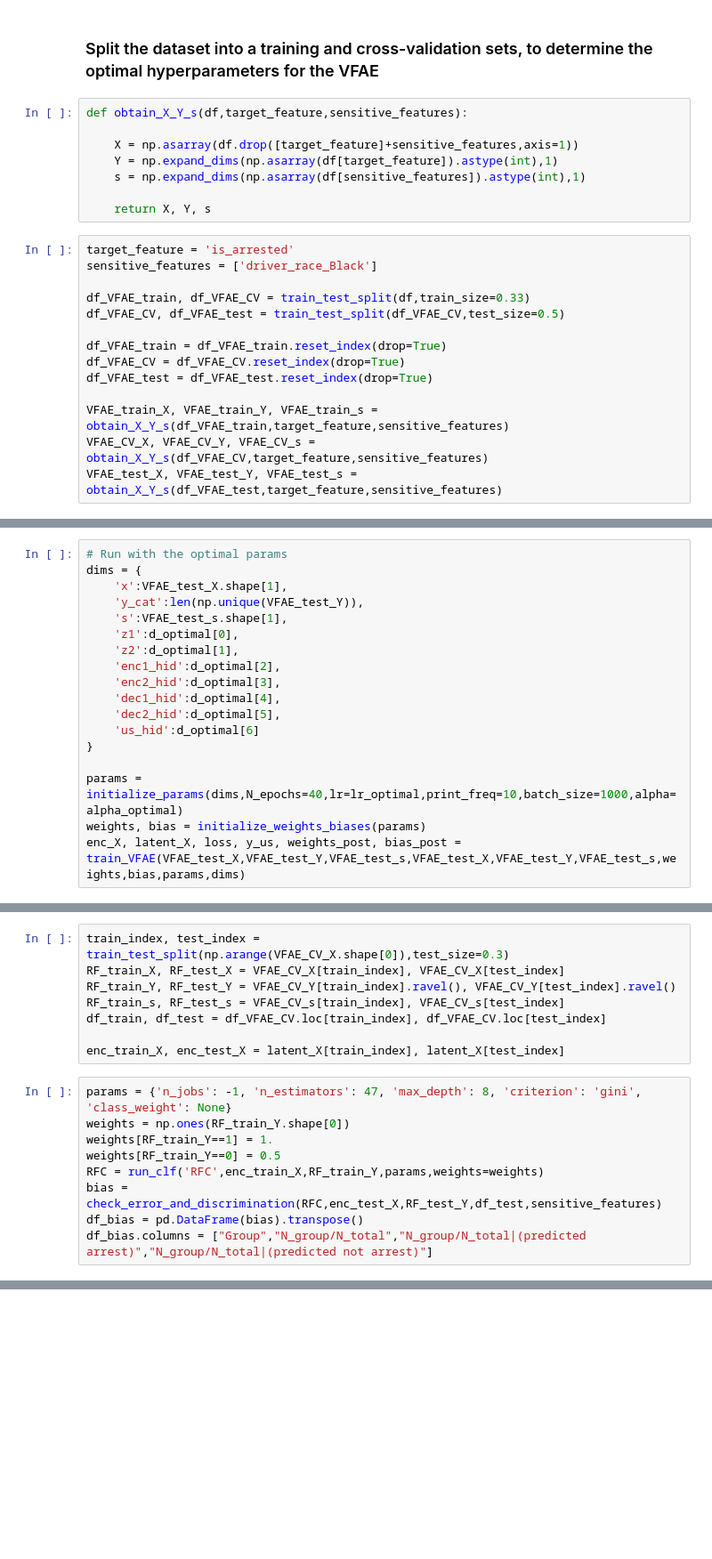
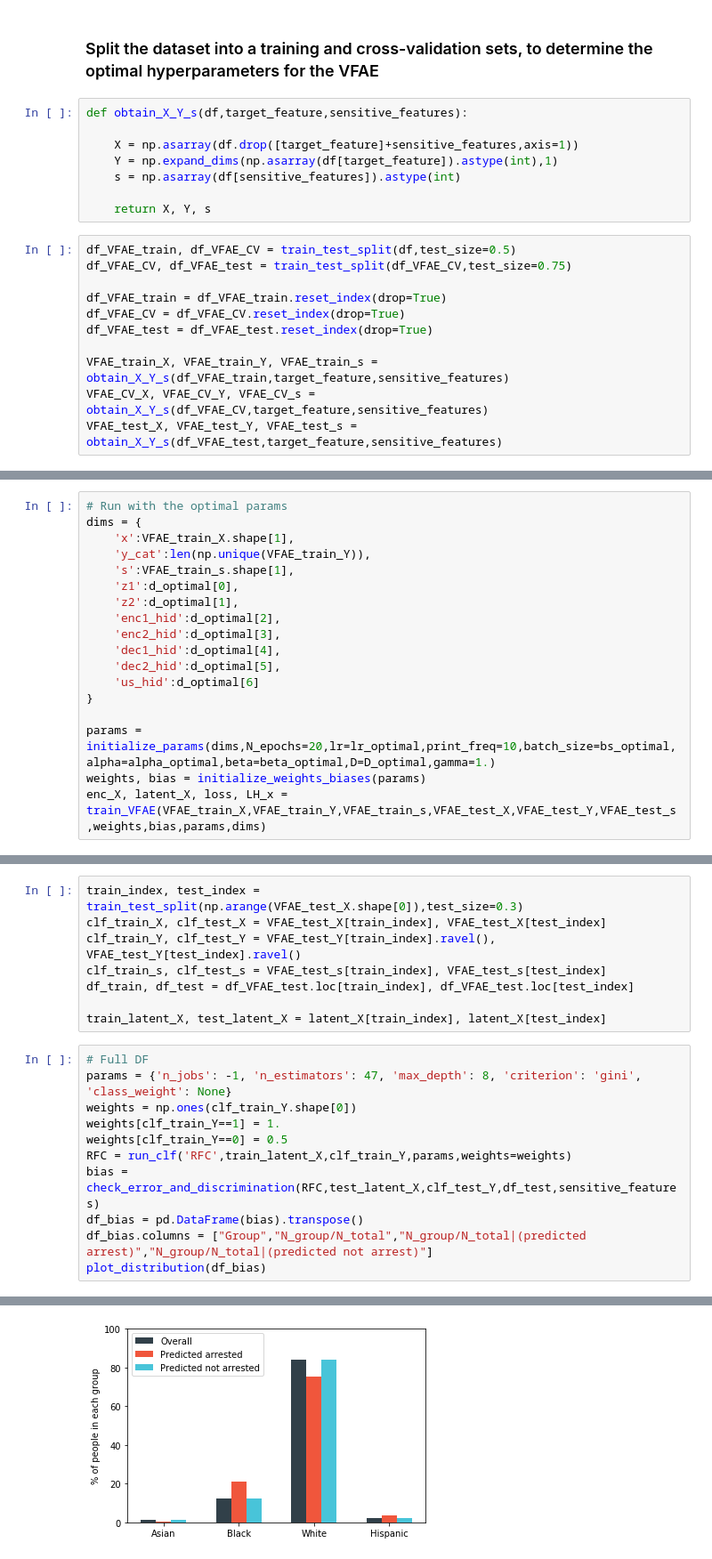
Before and after one commit to yevgeni-integrate-ai/VFAE, a Jupyter notebook: VFAE_blog.ipynb, the cells around one changed output, grey strips where cells are left out. Shown at 89% size. Cells and saved outputs as stored; diff of their text form; blank space fills up the shorter version.

```diff
--- a/VFAE_blog.ipynb
+++ b/VFAE_blog.ipynb
@@ -491,15 +528,12 @@ def obtain_X_Y_s(df,target_feature,sensitive_features):
 
     X = np.asarray(df.drop([target_feature]+sensitive_features,axis=1))
     Y = np.expand_dims(np.asarray(df[target_feature]).astype(int),1)
-    s = np.expand_dims(np.asarray(df[sensitive_features]).astype(int),1)
+    s = np.asarray(df[sensitive_features]).astype(int)
 
     return X, Y, s
 # %%
-target_feature = 'is_arrested'
-sensitive_features = ['driver_race_Black']
-
-df_VFAE_train, df_VFAE_CV = train_test_split(df,train_size=0.33)
-df_VFAE_CV, df_VFAE_test = train_test_split(df_VFAE_CV,test_size=0.5)
+df_VFAE_train, df_VFAE_CV = train_test_split(df,test_size=0.5)
+df_VFAE_CV, df_VFAE_test = train_test_split(df_VFAE_CV,test_size=0.75)
 
 df_VFAE_train = df_VFAE_train.reset_index(drop=True)
 df_VFAE_CV = df_VFAE_CV.reset_index(drop=True)
@@ -579,9 +635,9 @@ ValueError: too many values to unpack (expected 3)
 # %%
 # Run with the optimal params
 dims = {
-    'x':VFAE_test_X.shape[1],
-    'y_cat':len(np.unique(VFAE_test_Y)),
-    's':VFAE_test_s.shape[1],
+    'x':VFAE_train_X.shape[1],
+    'y_cat':len(np.unique(VFAE_train_Y)),
+    's':VFAE_train_s.shape[1],
     'z1':d_optimal[0],
     'z2':d_optimal[1],
     'enc1_hid':d_optimal[2],
@@ -591,6 +647,6 @@ dims = {
     'us_hid':d_optimal[6]
 }
 
-params = initialize_params(dims,N_epochs=40,lr=lr_optimal,print_freq=10,batch_size=1000,alpha=alpha_optimal)
+params = initialize_params(dims,N_epochs=20,lr=lr_optimal,print_freq=10,batch_size=bs_optimal,alpha=alpha_optimal,beta=beta_optimal,D=D_optimal,gamma=1.)
 weights, bias = initialize_weights_biases(params)
-enc_X, latent_X, loss, y_us, weights_post, bias_post = train_VFAE(VFAE_test_X,VFAE_test_Y,VFAE_test_s,VFAE_test_X,VFAE_test_Y,VFAE_test_s,weights,bias,params,dims)
+enc_X, latent_X, loss, LH_x = train_VFAE(VFAE_train_X,VFAE_train_Y,VFAE_train_s,VFAE_test_X,VFAE_test_Y,VFAE_test_s,weights,bias,params,dims)
@@ -597,18 +658,20 @@ enc_X, latent_X, loss, y_us, weights_post, bias_post = train_VFAE(VFAE_test_X,VF
 # %%
-train_index, test_index = train_test_split(np.arange(VFAE_CV_X.shape[0]),test_size=0.3)
-RF_train_X, RF_test_X = VFAE_CV_X[train_index], VFAE_CV_X[test_index]
-RF_train_Y, RF_test_Y = VFAE_CV_Y[train_index].ravel(), VFAE_CV_Y[test_index].ravel()
-RF_train_s, RF_test_s = VFAE_CV_s[train_index], VFAE_CV_s[test_index]
-df_train, df_test = df_VFAE_CV.loc[train_index], df_VFAE_CV.loc[test_index]
+train_index, test_index = train_test_split(np.arange(VFAE_test_X.shape[0]),test_size=0.3)
+clf_train_X, clf_test_X = VFAE_test_X[train_index], VFAE_test_X[test_index]
+clf_train_Y, clf_test_Y = VFAE_test_Y[train_index].ravel(), VFAE_test_Y[test_index].ravel()
+clf_train_s, clf_test_s = VFAE_test_s[train_index], VFAE_test_s[test_index]
+df_train, df_test = df_VFAE_test.loc[train_index], df_VFAE_test.loc[test_index]
 
-enc_train_X, enc_test_X = latent_X[train_index], latent_X[test_index]
+train_latent_X, test_latent_X = latent_X[train_index], latent_X[test_index]
 # %%
+# Full DF
 params = {'n_jobs': -1, 'n_estimators': 47, 'max_depth': 8, 'criterion': 'gini', 'class_weight': None}
-weights = np.ones(RF_train_Y.shape[0])
-weights[RF_train_Y==1] = 1.
-weights[RF_train_Y==0] = 0.5
-RFC = run_clf('RFC',enc_train_X,RF_train_Y,params,weights=weights)
-bias = check_error_and_discrimination(RFC,enc_test_X,RF_test_Y,df_test,sensitive_features)
+weights = np.ones(clf_train_Y.shape[0])
+weights[clf_train_Y==1] = 1.
+weights[clf_train_Y==0] = 0.5
+RFC = run_clf('RFC',train_latent_X,clf_train_Y,params,weights=weights)
+bias = check_error_and_discrimination(RFC,test_latent_X,clf_test_Y,df_test,sensitive_features)
 df_bias = pd.DataFrame(bias).transpose()
 df_bias.columns = ["Group","N_group/N_total","N_group/N_total|(predicted arrest)","N_group/N_total|(predicted not arrest)"]
+plot_distribution(df_bias)
 # %% [output]
@@ -621,0 +684 @@ Discrimination (normalized) = 0.853114563411
+[figure, added]
```
Also changed, not shown: parts of 18 cells of this notebook, 1 other file.
